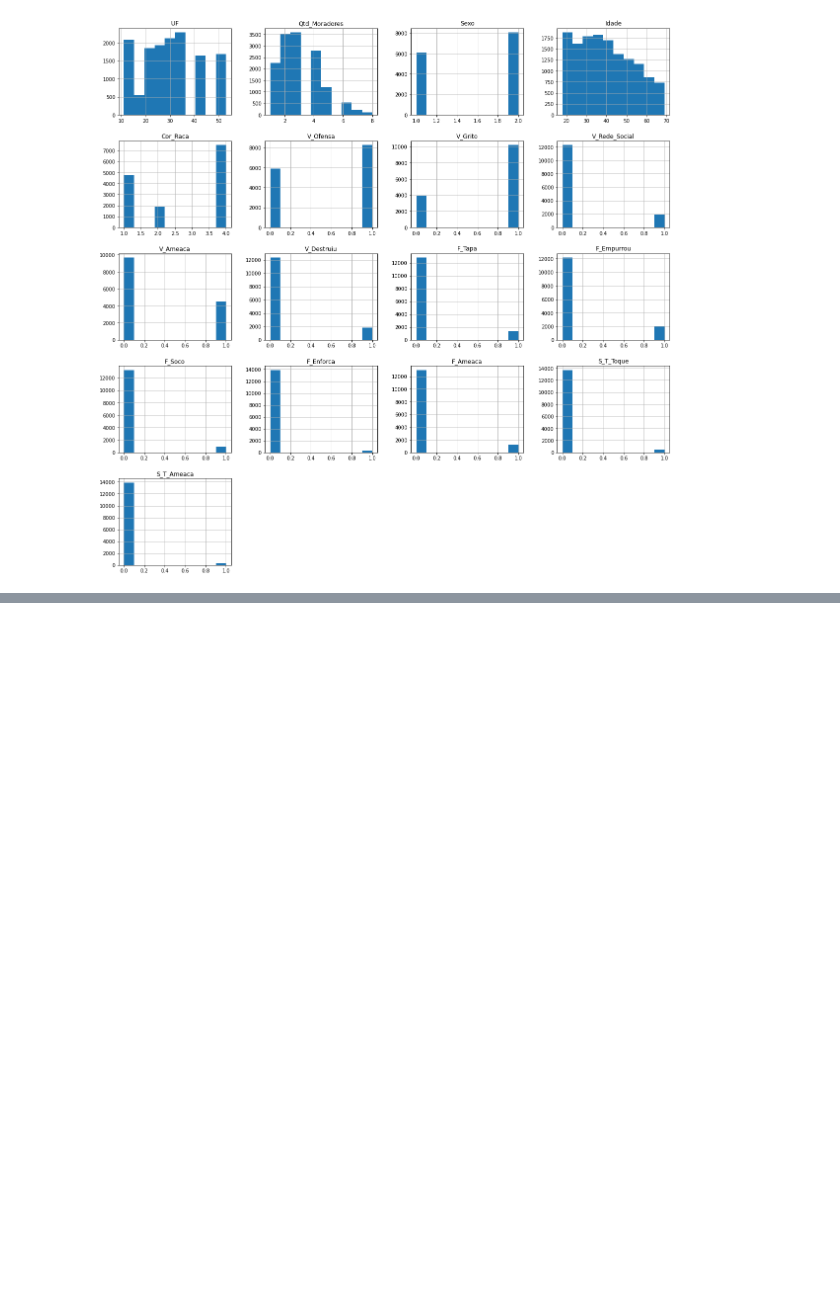
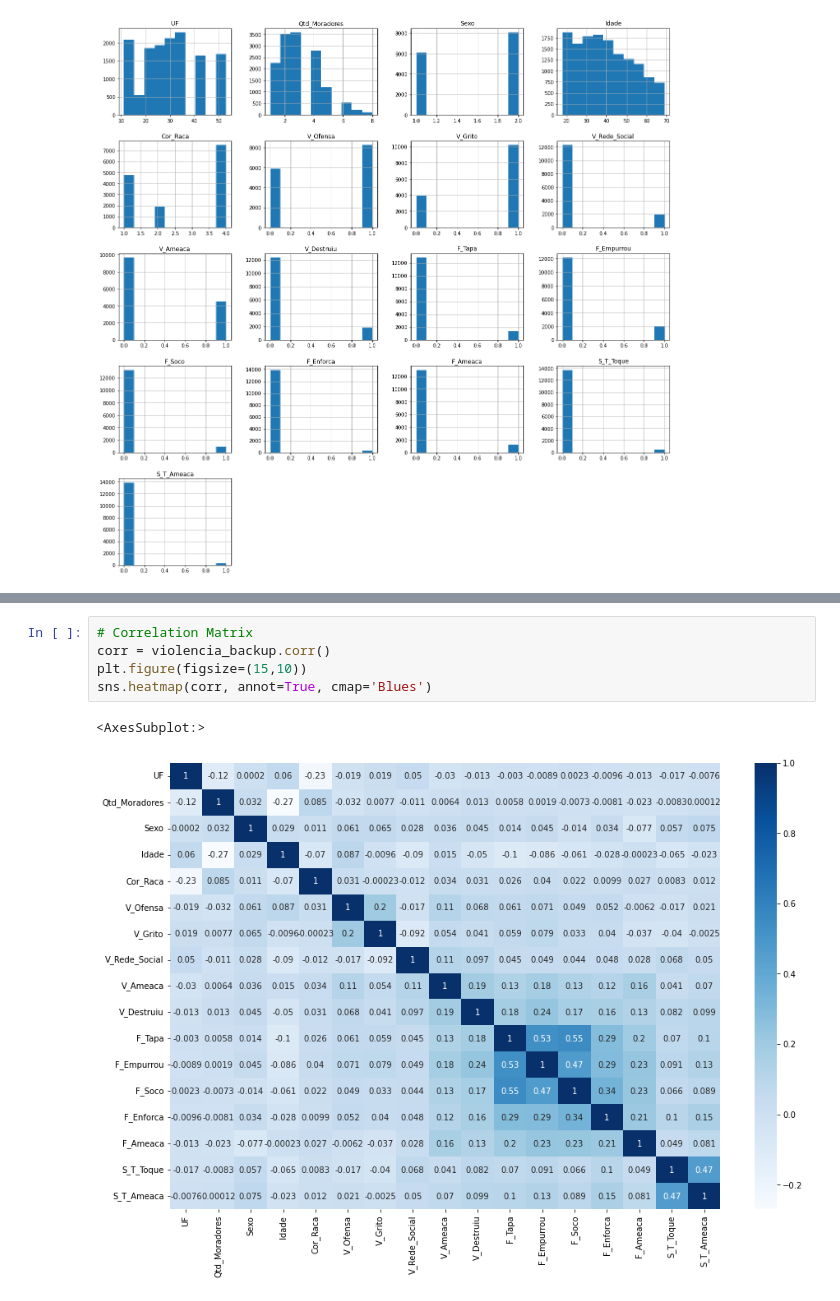
Before and after one commit to cassioHilario/DomHelder, a Jupyter notebook: DataScience/article/violencia.ipynb, the cells around one changed output, grey strips where cells are left out. Saved outputs shown, nothing was run; the diff lists cells and outputs as text; blank space fills up the shorter version.

```diff
--- a/DataScience/article/violencia.ipynb
+++ b/DataScience/article/violencia.ipynb
@@ -326,0 +359,8 @@ array([[<AxesSubplot:title={'center':'UF'}>,
+# %%
+# Correlation Matrix
+corr = violencia_backup.corr()
+plt.figure(figsize=(15,10))
+sns.heatmap(corr, annot=True, cmap='Blues')
+# %% [output]
+<AxesSubplot:>
+[figure, added]
```
Also changed, not shown: parts of 2 cells of this notebook.
